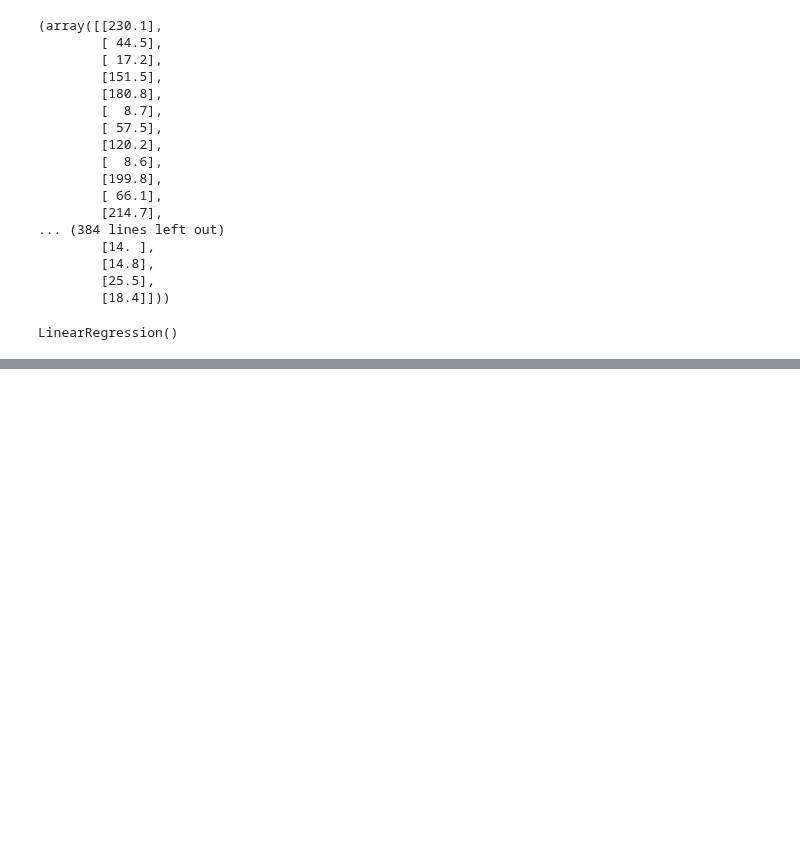
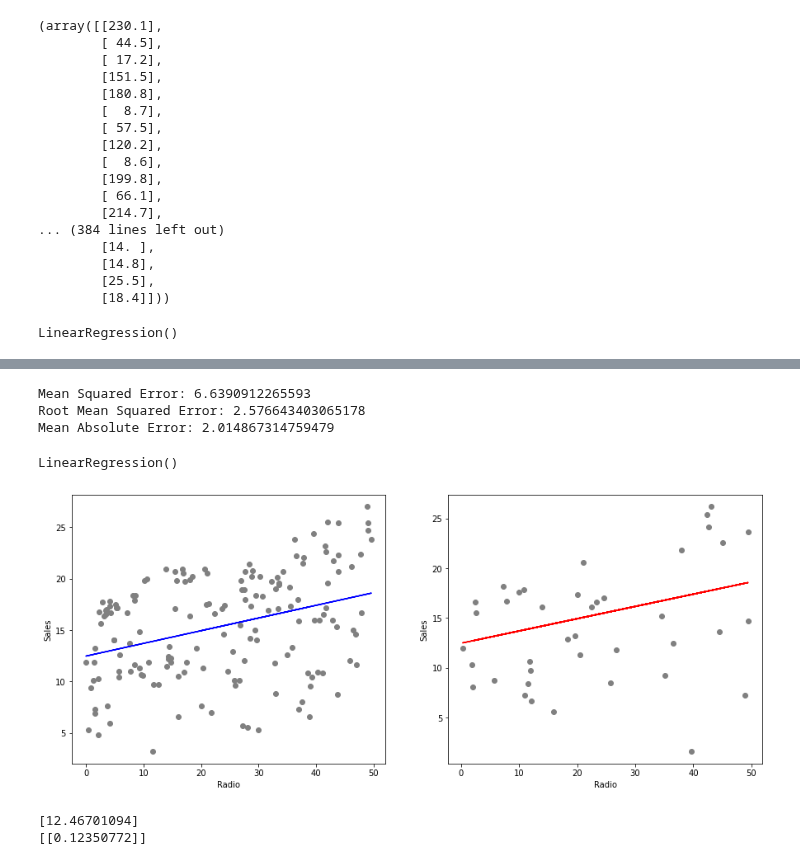
Before and after one commit to Eswar09/simple_linear_regression, a Jupyter notebook: simple_linear_regression.ipynb, the cells around one changed output, grey strips where cells are left out. Cells and saved outputs as stored; diff of their text form; code cells hidden in the pictures; blank space fills up the shorter version.

```diff
--- a/simple_linear_regression.ipynb
+++ b/simple_linear_regression.ipynb
@@ -191,0 +152,49 @@ plt.show()
+# %%
+print('Mean Squared Error:', metrics.mean_squared_error(y_test, test_pred))
+print('Root Mean Squared Error:', np.sqrt(metrics.mean_squared_error(y_test, test_pred)))
+print('Mean Absolute Error:', metrics.mean_absolute_error(y_test, test_pred))
+# %% [output]
+Mean Squared Error: 6.6390912265593
+Root Mean Squared Error: 2.576643403065178
+Mean Absolute Error: 2.014867314759479
+# %%
+X_radio=df['Radio'].values.reshape(-1,1)
+Y_radio=df['Sales'].values.reshape(-1,1)
+# %%
+#spliting data into train and test datasets
+X_radio_train, X_radio_test, y_radio_train, y_radio_test=train_test_split(X_radio,Y_radio,test_size=0.2,random_state=0)
+# %%
+#fitting linear regression
+Model=LinearRegression()
+Model.fit(X_radio_train,y_radio_train)
+# %% [output]
+LinearRegression()
+# %%
+train_fit_radio=Model.predict(X_radio_train)
+test_pred_radio=Model.predict(X_radio_test)
+# %%
+plt.figure(figsize=(15,6))
+
+plt.subplot(1,2,1)
+plt.scatter(X_radio_train,y_radio_train,color='gray')
+plt.plot(X_radio_train,train_fit_radio,color='blue')
+plt.xlabel('Radio')
+plt.ylabel('Sales')
+
+plt.subplot(1,2,2)
+plt.scatter(X_radio_test,y_radio_test,color='grey')
+plt.plot(X_radio_test,test_pred_radio,color='red')
+plt.xlabel('Radio')
+plt.ylabel('Sales')
+plt.show()
+# %% [output]
+[figure, added]
+# %%
+#To print the value of Intercept:
+print(Model.intercept_)
+
+# To print the value of x-coefficient or slope:
+print(Model.coef_)
+# %% [output]
+[12.46701094]
+[[0.12350772]]
```
Also changed, not shown: parts of 18 cells of this notebook.
